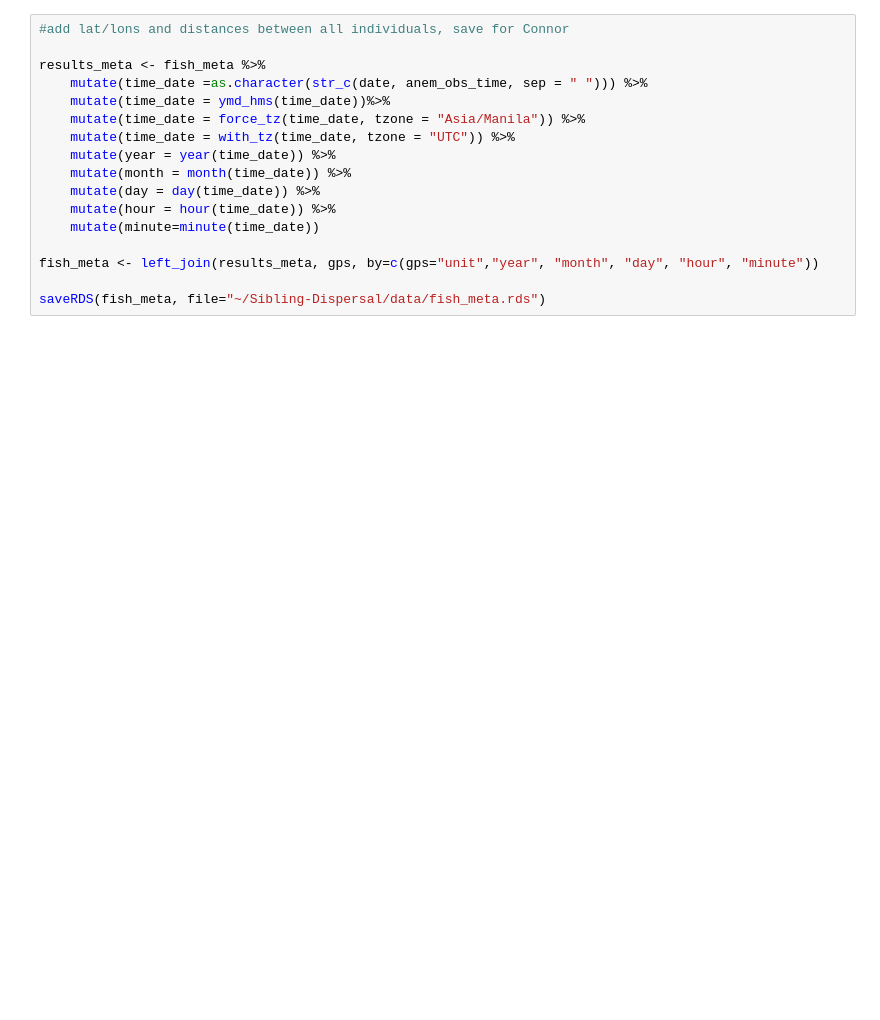
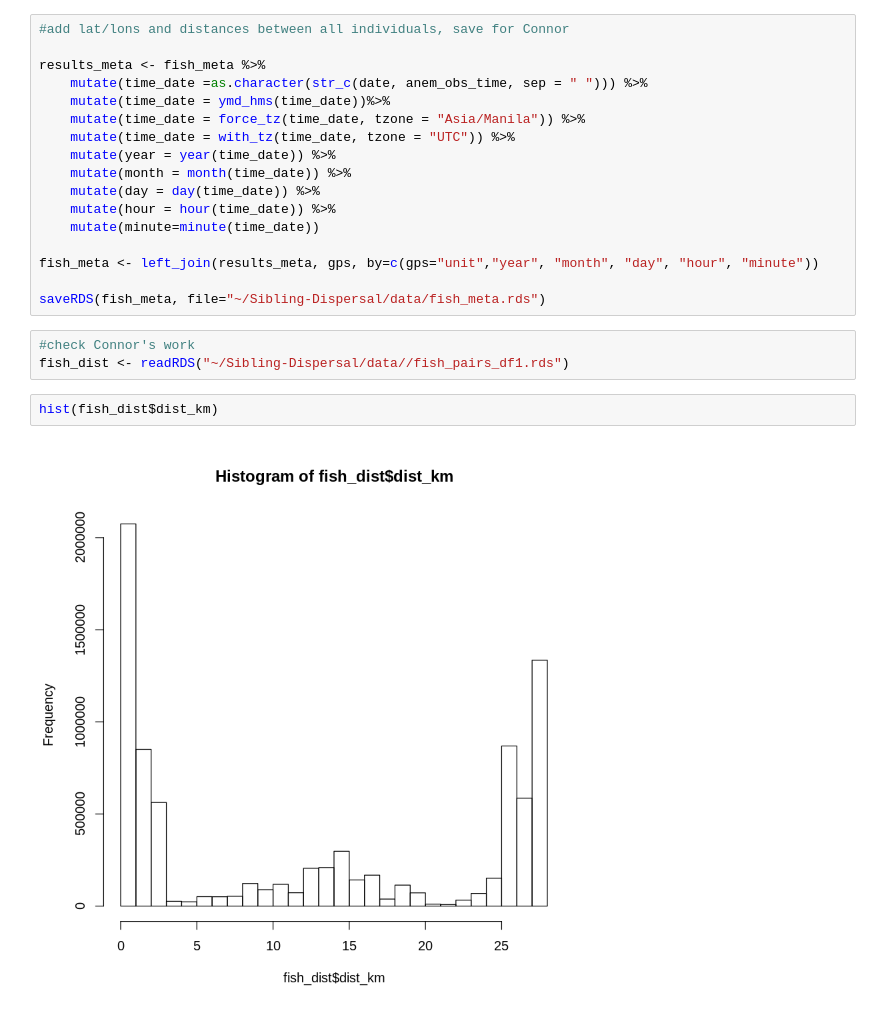
Before and after one commit to connorcmeenan/Sibling-Dispersal, a Jupyter notebook: SiblingDistanceCalculation.ipynb, the cells around one changed output. Drawn from its saved outputs; the diff is of its cells as text; blank space fills up the shorter version.

```diff
--- a/SiblingDistanceCalculation.ipynb
+++ b/SiblingDistanceCalculation.ipynb
@@ -192,3 +204,10 @@ results_meta <- fish_meta %>%
 fish_meta <- left_join(results_meta, gps, by=c(gps="unit","year", "month", "day", "hour", "minute"))
 
 saveRDS(fish_meta, file="~/Sibling-Dispersal/data/fish_meta.rds")
+# %%
+#check Connor's work
+fish_dist <- readRDS("~/Sibling-Dispersal/data//fish_pairs_df1.rds")
+# %%
+hist(fish_dist$dist_km)
+# %% [output]
+[figure, added]
```
Also changed, not shown: parts of 22 cells of this notebook, 1 other file.
